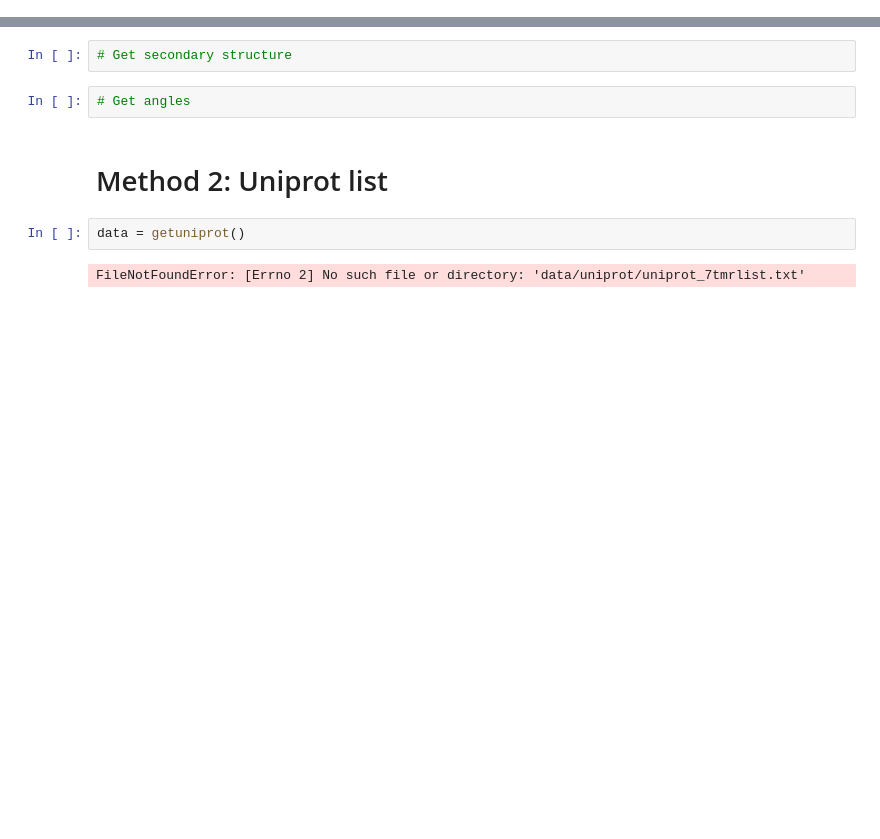
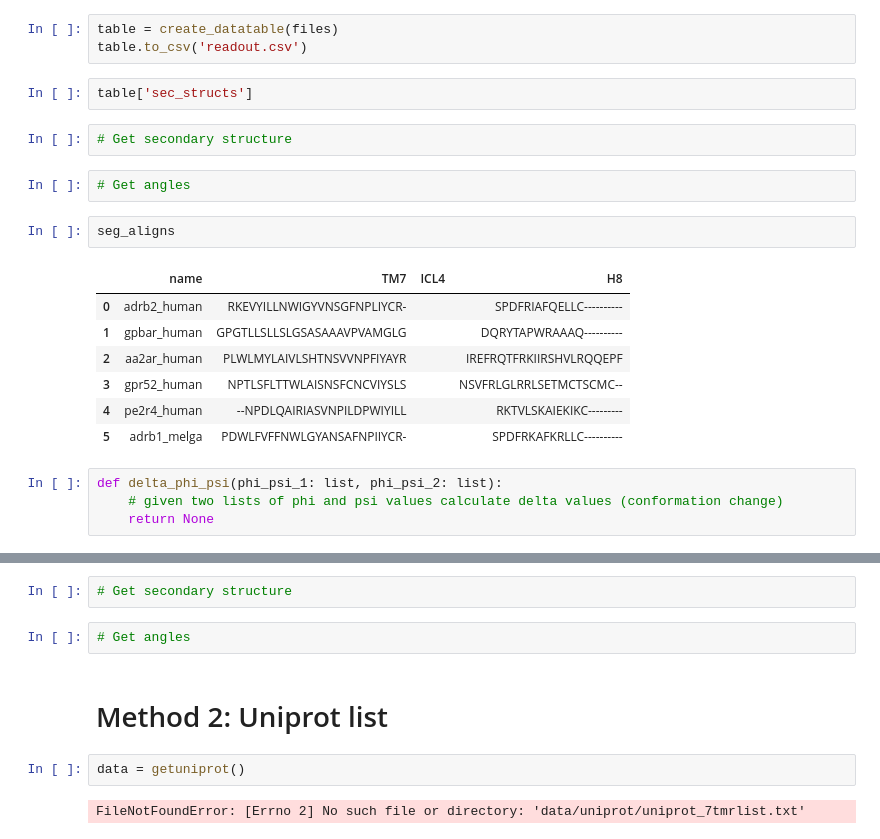
Before and after one commit to flurinh/mt, a Jupyter notebook: ICL4.ipynb, the cells around one changed output, grey strips where cells are left out. Saved outputs shown, nothing was run; the diff lists cells and outputs as text; blank space fills up the shorter version.

```diff
--- a/ICL4.ipynb
+++ b/ICL4.ipynb
@@ -31,0 +120,23 @@ for p in prots:
+# %%
+table = create_datatable(files)
+table.to_csv('readout.csv')
+# %%
+table['sec_structs']
+# %%
+# Get secondary structure
+# %%
+# Get angles
+# %%
+seg_aligns
+# %% [output]
+|  | name | TM7 | ICL4 | H8 |
+| 0 | adrb2_human | RKEVYILLNWIGYVNSGFNPLIYCR- |  | SPDFRIAFQELLC---------- |
+| 1 | gpbar_human | GPGTLLSLLSLGSASAAAVPVAMGLG |  | DQRYTAPWRAAAQ---------- |
+| 2 | aa2ar_human | PLWLMYLAIVLSHTNSVVNPFIYAYR |  | IREFRQTFRKIIRSHVLRQQEPF |
+| 3 | gpr52_human | NPTLSFLTTWLAISNSFCNCVIYSLS |  | NSVFRLGLRRLSETMCTSCMC-- |
+| 4 | pe2r4_human | --NPDLQAIRIASVNPILDPWIYILL |  | RKTVLSKAIEKIKC--------- |
+| 5 | adrb1_melga | PDWLFVFFNWLGYANSAFNPIIYCR- |  | SPDFRKAFKRLLC---------- |
+# %%
+def delta_phi_psi(phi_psi_1: list, phi_psi_2: list):
+    # given two lists of phi and psi values calculate delta values (conformation change)
+    return None
```
Also changed, not shown: parts of 20 cells of this notebook, 4 other files.
